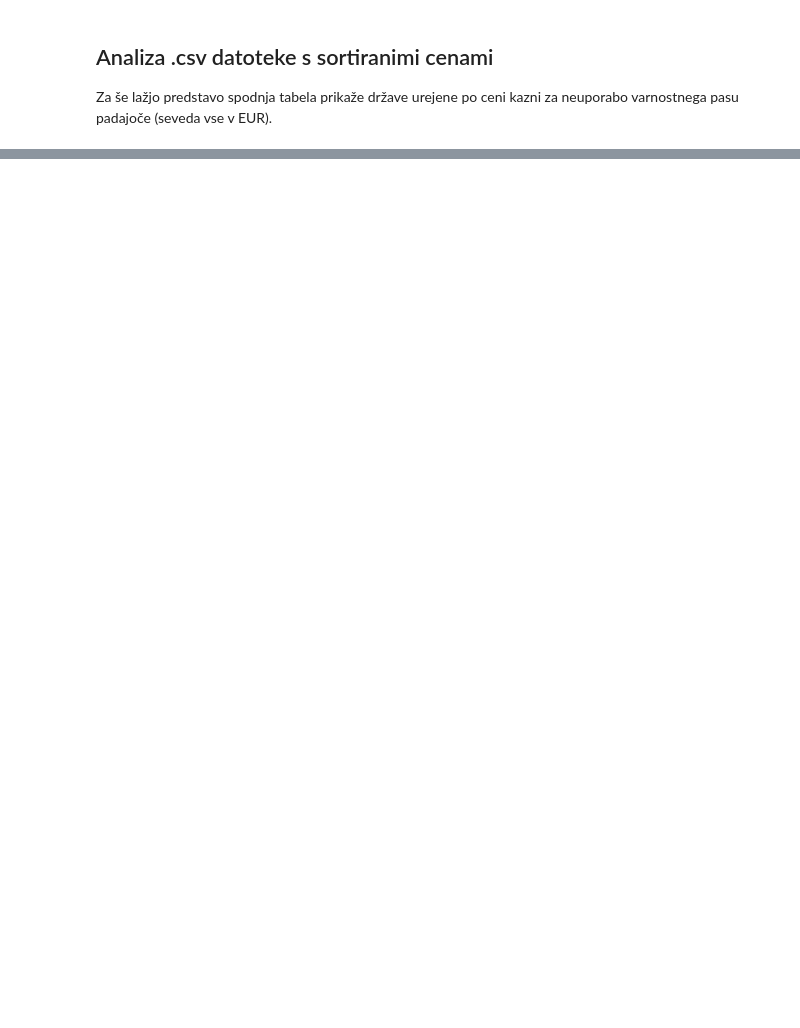
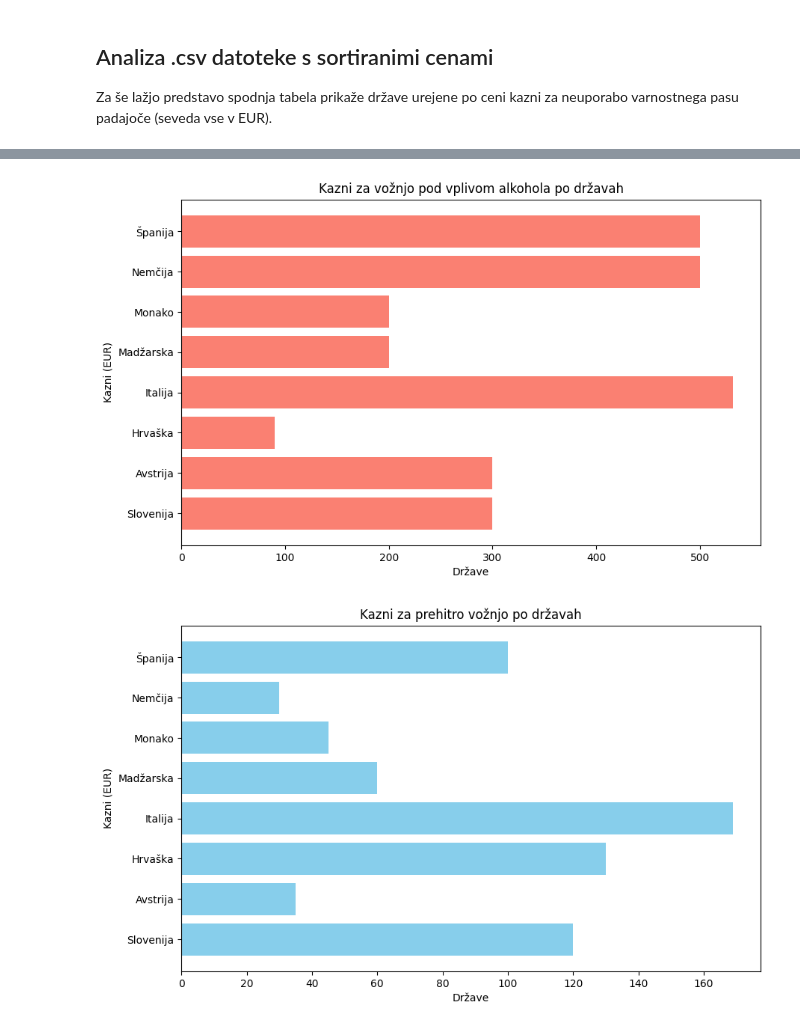
Before and after one commit to PinoPavlin/CeneKazniEvropskihDrzav, a Jupyter notebook: AnalizaPodatkov.ipynb, the cells around one changed output, grey strips where cells are left out. Cells and saved outputs as stored; diff of their text form; code cells hidden in the pictures; blank space fills up the shorter version.

```diff
--- a/AnalizaPodatkov.ipynb
+++ b/AnalizaPodatkov.ipynb
@@ -161,0 +173,8 @@ sortirano_tabela
+# %%
+graf_alkohol()
+graf_voznja()
+graf_pasu()
+graf_telefon()
+# %% [output]
+[figure, added]
+[figure, added]
```
Also changed, not shown: parts of 3 cells of this notebook.
